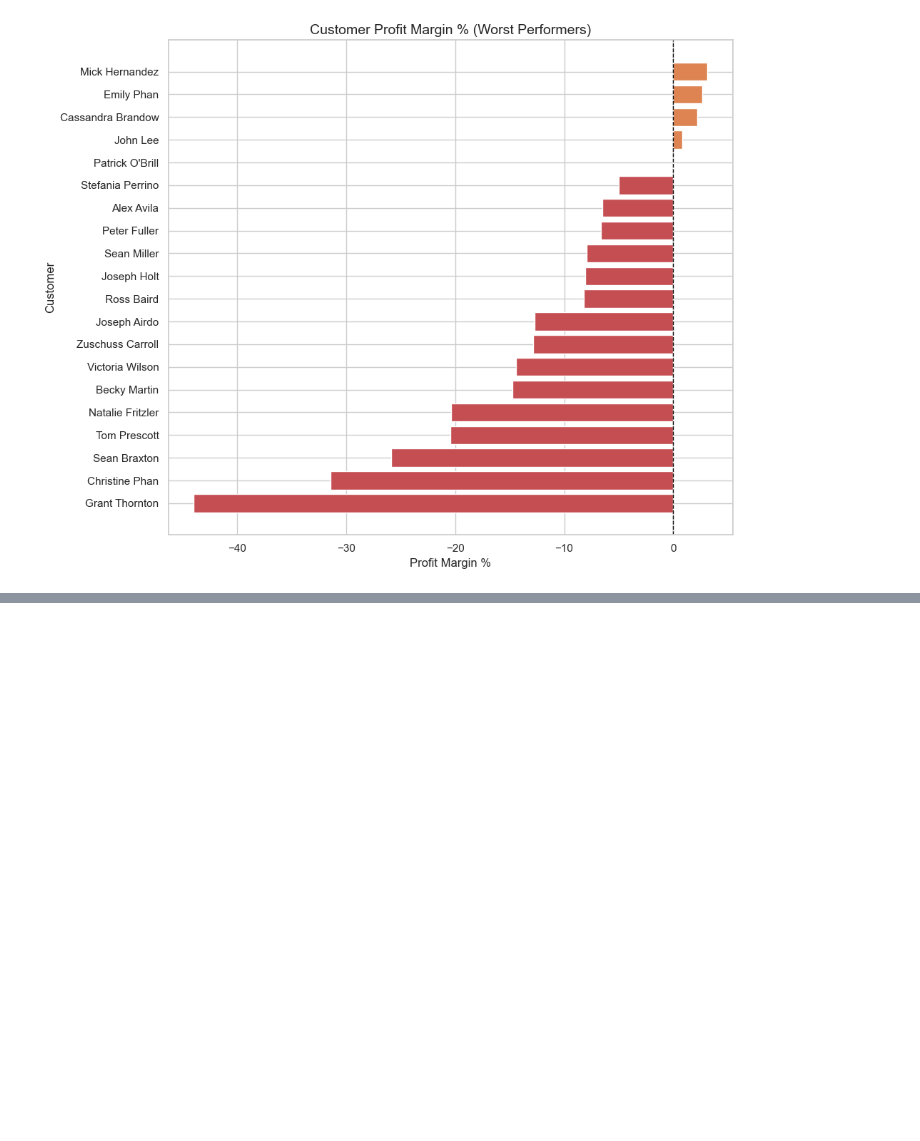
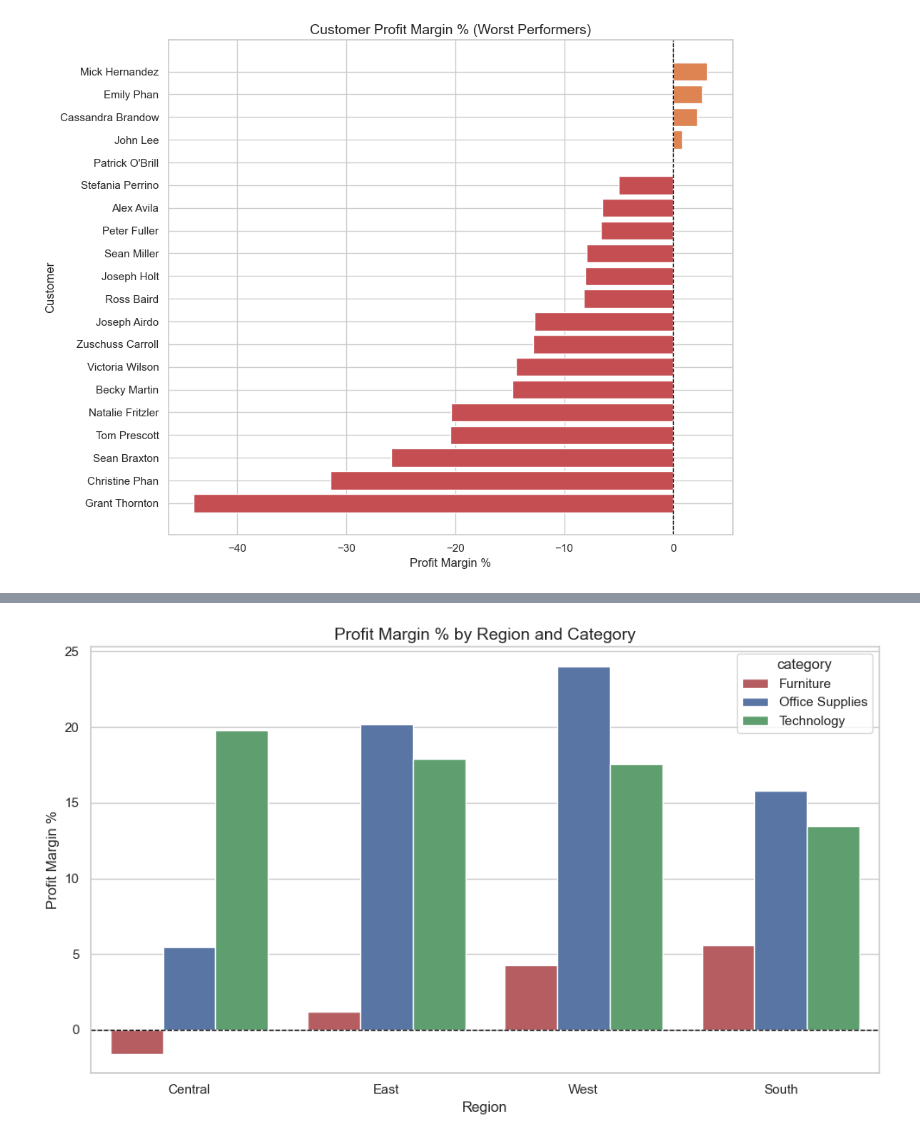
Before and after one commit to enocheffah97/data-science-portfolio, a Jupyter notebook: project-2-customer-sql/analysis.ipynb, the cells around one changed output, grey strips where cells are left out. Saved outputs shown, nothing was run; the diff lists cells and outputs as text; code cells hidden in the pictures; blank space fills up the shorter version.

```diff
--- a/project-2-customer-sql/analysis.ipynb
+++ b/project-2-customer-sql/analysis.ipynb
@@ -126,0 +231,15 @@ plt.show()
+# %%
+query3 = """
+    SELECT
+        region,
+        category,
+        ROUND(SUM(sales), 2) AS "total_sales",
+        ROUND(SUM(profit), 2) AS "total_profit",
+        ROUND((SUM(profit) / SUM(sales) * 100), 2) AS "profit_margin"
+    FROM orders
+    GROUP BY region, category
+    ORDER BY profit_margin ASC
+"""
+
+df_regions = pd.read_sql(query3, conn)
+df_regions
@@ -126,0 +260,26 @@ plt.show()
+# %%
+sns.set_theme(style="whitegrid")
+fig, ax = plt.subplots(figsize=(10, 6))
+
+sns.barplot(
+    data=df_regions,
+    x="region",
+    y="profit_margin",
+    hue="category",
+    palette={
+        "Furniture": "#C44E52",
+        "Office Supplies": "#4C72B0",
+        "Technology": "#55A868"
+    },
+    ax=ax
+)
+
+ax.axhline(y=0, color="black", linestyle="--", linewidth=1)
+ax.set_title("Profit Margin % by Region and Category", fontsize=14)
+ax.set_xlabel("Region")
+ax.set_ylabel("Profit Margin %")
+
+plt.tight_layout()
+plt.show()
+# %% [output]
+[figure, added]
```
Also changed, not shown: parts of 5 cells of this notebook.
